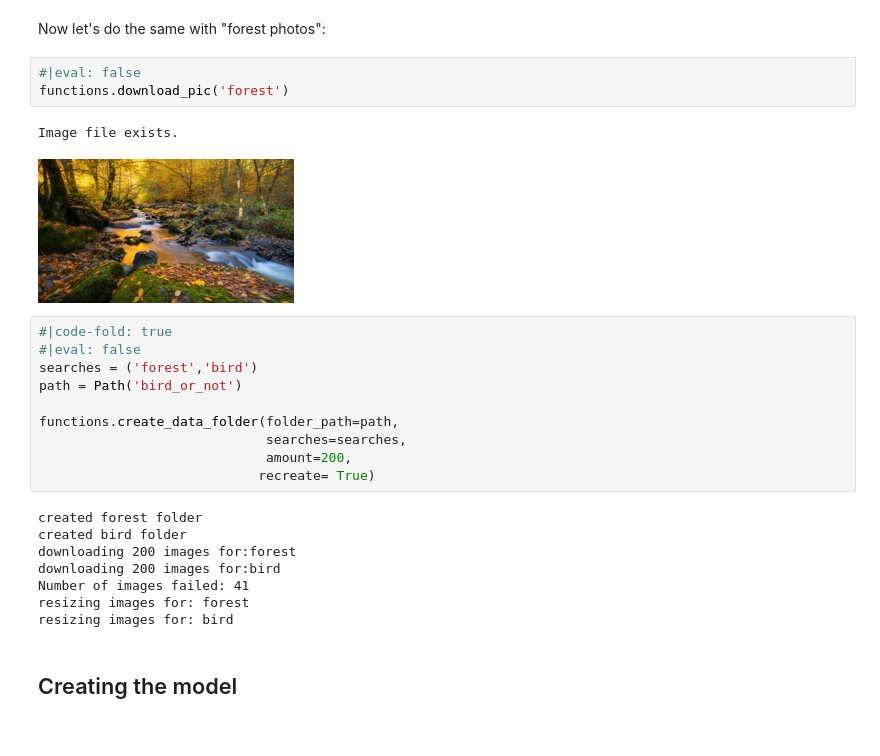
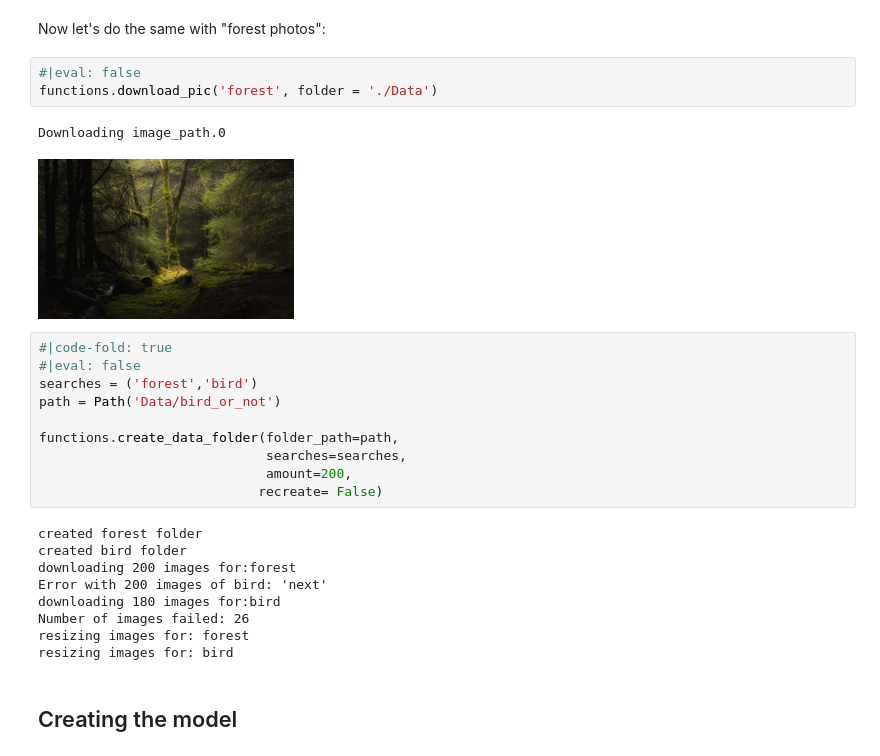
Before and after one commit to bthek1/fastAIcourse, a Jupyter notebook: nbs/000_Intro.ipynb, the cells around one changed output. Cells and saved outputs as stored; diff of their text form.

Commit message:
"b'M  fastAIcourse/__init__.py\nM  nbs/000_Intro.ipynb\nD  nbs/bird0.jpg\nD  nbs/forest0.jpg\nM  settings.ini\n'"

```diff
--- a/nbs/000_Intro.ipynb
+++ b/nbs/000_Intro.ipynb
@@ -70,26 +71,27 @@ Image file exists.
 Now let's do the same with "forest photos":
 # %%
 #|eval: false
-functions.download_pic('forest')
+functions.download_pic('forest', folder = './Data')
 # %% [output]
-Image file exists.
+Downloading image_path.0
-[figure, old version]
+[figure, new version]
 # %%
 #|code-fold: true
 #|eval: false
 searches = ('forest','bird')
-path = Path('bird_or_not')
+path = Path('Data/bird_or_not')
 
 functions.create_data_folder(folder_path=path,
                              searches=searches,
                              amount=200,
-                            recreate= True)
+                            recreate= False)
 # %% [output]
 created forest folder
 created bird folder
 downloading 200 images for:forest
-downloading 200 images for:bird
-Number of images failed: 41
+Error with 200 images of bird: 'next'
+downloading 180 images for:bird
+Number of images failed: 26
 resizing images for: forest
 resizing images for: bird
 # %% [markdown]
```
Also changed, not shown: parts of 5 cells of this notebook, 4 other files.
